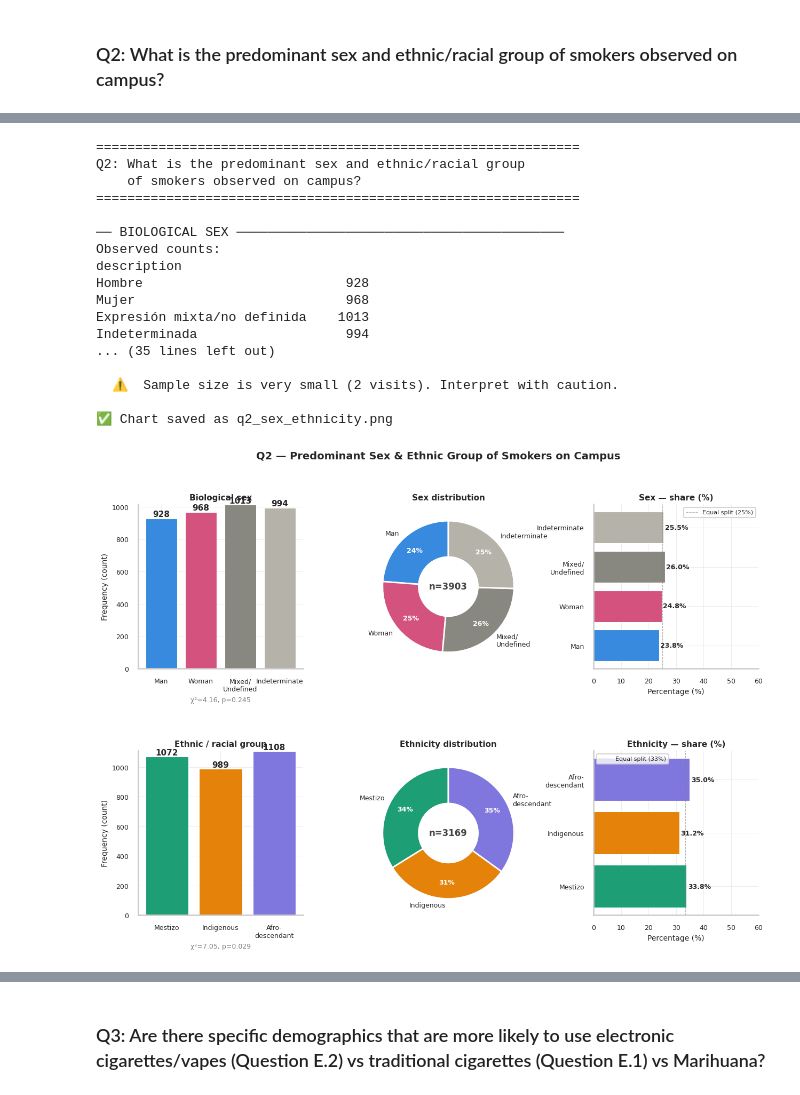
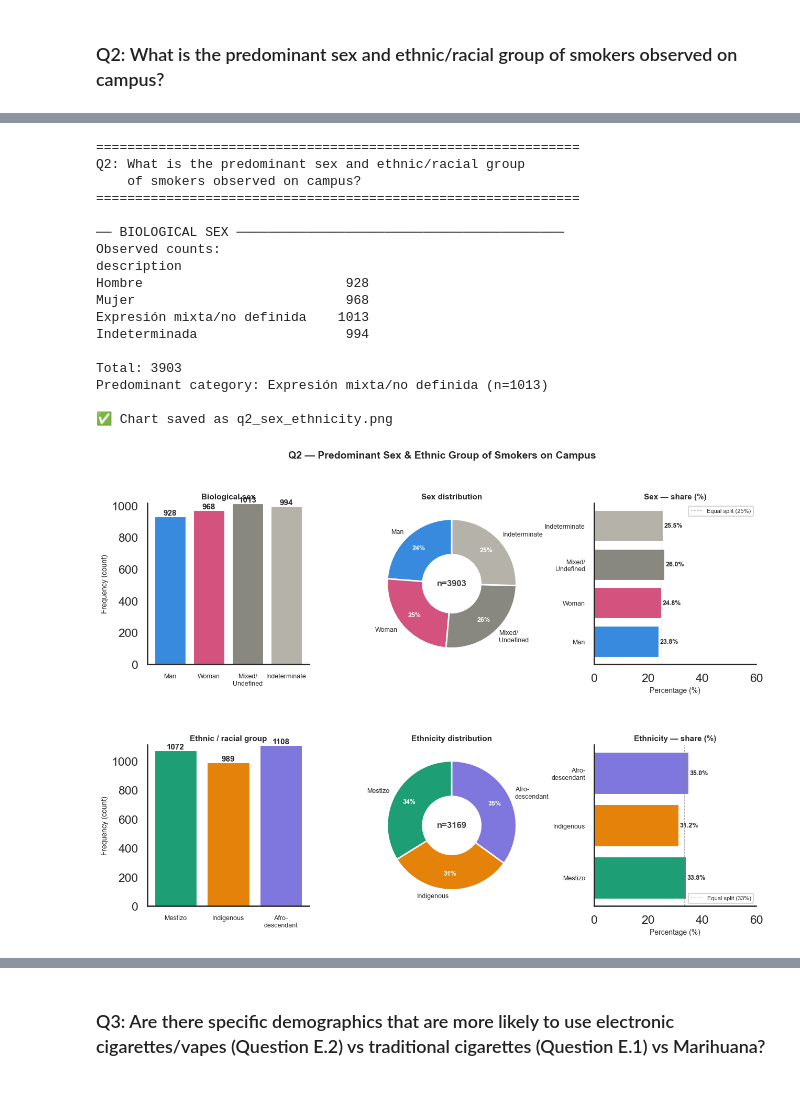
Before and after one commit to andresmg42/Analysis-POCUC-proyect, a Jupyter notebook: notebooks/analisis.ipynb, the cells around one changed output, grey strips where cells are left out. Cells and saved outputs as stored; diff of their text form; code cells hidden in the pictures.

```diff
--- a/notebooks/analisis.ipynb
+++ b/notebooks/analisis.ipynb
@@ -270,57 +290,6 @@ print(f"Observed counts:\n{sex_df.to_string()}")
 print(f"\nTotal: {sex_df.sum()}")
 print(f"Predominant category: {sex_df.idxmax()} (n={sex_df.max()})")
 
-chi2_sex, p_sex = chisquare(sex_df.values)
-print(f"\nChi-square Goodness of Fit:")
-print(f"  chi2    = {chi2_sex:.4f}")
-print(f"  p-value = {p_sex:.4f}")
-exp_sex = sex_df.sum() / len(sex_df)
-print(f"  Expected per category (if equal): {exp_sex:.2f}")
-if p_sex < 0.05:
-    print(f"  ✅ Significant: one sex category predominates (p < 0.05)")
-else:
-    print(f"  ⚠️  Not significant: no sex predominates statistically (p ≥ 0.05)")
-
-# Fisher's exact — Hombre vs Mujer only
-print(f"\nFisher's Exact Test (Hombre vs Mujer only):")
-h_val = sex_df['Hombre']
-m_val = sex_df['Mujer']
-tot   = h_val + m_val
-table_2x2 = [[h_val, m_val], [m_val, h_val]]
-or_sex, p_fisher_sex = fisher_exact([[h_val, tot - h_val],
-                                      [m_val, tot - m_val]])
-print(f"  Hombre={h_val}, Mujer={m_val}")
-print(f"  Odds Ratio = {or_sex:.4f}")
-print(f"  p-value    = {p_fisher_sex:.4f}")
-if p_fisher_sex < 0.05:
-    print(f"  ✅ Significant difference between Hombre and Mujer.")
-else:
-    print(f"  ⚠️  No significant difference between Hombre and Mujer.")
-
-# --- ETHNICITY ---
-print(f"\n── ETHNIC / RACIAL GROUP ───────────────────────────────────")
-print(f"Observed counts:\n{eth_df.to_string()}")
-print(f"\nTotal: {eth_df.sum()}")
-print(f"Predominant category: {eth_df.idxmax()} (n={eth_df.max()})")
-
-chi2_eth, p_eth = chisquare(eth_df.values)
-exp_eth = eth_df.sum() / len(eth_df)
-print(f"\nChi-square Goodness of Fit:")
-print(f"  chi2    = {chi2_eth:.4f}")
-print(f"  p-value = {p_eth:.4f}")
-print(f"  Expected per category (if equal): {exp_eth:.2f}")
-if p_eth < 0.05:
-    print(f"  ✅ Significant: one ethnic group predominates (p < 0.05)")
-else:
-    print(f"  ⚠️  Not significant: no ethnic group predominates statistically (p ≥ 0.05)")
-
-# --- FINAL ANSWER ---
-print(f"\n── FINAL ANSWER ────────────────────────────────────────────")
-print(f"  Predominant biological sex  : {sex_df.idxmax()} (n={sex_df.max()}, "
-      f"{sex_df.max()/sex_df.sum()*100:.1f}%)")
-print(f"  Predominant ethnic group    : {eth_df.idxmax()} (n={eth_df.max()}, "
-      f"{eth_df.max()/eth_df.sum()*100:.1f}%)")
-print(f"\n  ⚠️  Sample size is very small (2 visits). Interpret with caution.")
 
 # ── 3. Visualization ──────────────────────────────────────────────────────────
 fig = plt.figure(figsize=(15, 10))
@@ -345,8 +314,7 @@ ax1.spines[['top', 'right']].set_visible(False)
 for bar, val in zip(bars, sex_df.values):
     ax1.text(bar.get_x() + bar.get_width()/2, bar.get_height() + 0.1,
              str(val), ha='center', va='bottom', fontsize=11, fontweight='bold')
-ax1.text(0.5, -0.20, f"χ²={chi2_sex:.2f}, p={p_sex:.3f}",
-         ha='center', transform=ax1.transAxes, fontsize=9, color='gray')
+
 
 # ── Plot 2: Sex donut
 ax2 = fig.add_subplot(gs[0, 1])
@@ -396,8 +364,7 @@ ax4.spines[['top', 'right']].set_visible(False)
 for bar, val in zip(bars2, eth_df.values):
     ax4.text(bar.get_x() + bar.get_width()/2, bar.get_height() + 0.1,
              str(val), ha='center', va='bottom', fontsize=11, fontweight='bold')
-ax4.text(0.5, -0.20, f"χ²={chi2_eth:.2f}, p={p_eth:.3f}",
-         ha='center', transform=ax4.transAxes, fontsize=9, color='gray')
+
 
 # ── Plot 5: Ethnicity donut
 ax5 = fig.add_subplot(gs[1, 1])
@@ -424,33 +391,33 @@ ax6.set_yticks(range(len(eth_df)))
 ax6.set_yticklabels(eth_labels_short, fontsize=9)
 ax6.set_xlabel('Percentage (%)', fontsize=10)
 ax6.set_title('Ethnicity — share (%)', fontsize=11, fontweight='bold')
 ax6.set_xlim(0, 60)
 ax6.spines[['top', 'right']].set_visible(False)
 ax6.axvline(100/len(eth_df), color='gray', linestyle='--',
             linewidth=0.8, alpha=0.6, label=f'Equal split ({100/len(eth_df):.0f}%)')
 ax6.legend(fontsize=8)
 for bar, val in zip(hbars2, pct_eth):
     ax6.text(val + 0.5, bar.get_y() + bar.get_height()/2,
              f'{val:.1f}%', va='center', fontsize=9, fontweight='bold')
 
 plt.savefig('q2_sex_ethnicity.png', dpi=150, bbox_inches='tight')
 print("\n✅ Chart saved as q2_sex_ethnicity.png")
 # %% [output]
 ==============================================================
 Q2: What is the predominant sex and ethnic/racial group
     of smokers observed on campus?
 ==============================================================
 
 ── BIOLOGICAL SEX ──────────────────────────────────────────
 Observed counts:
 description
 Hombre                          928
 Mujer                           968
 Expresión mixta/no definida    1013
 Indeterminada                   994
-... (35 lines left out)
 
-  ⚠️  Sample size is very small (2 visits). Interpret with caution.
+Total: 3903
+Predominant category: Expresión mixta/no definida (n=1013)
 
 ✅ Chart saved as q2_sex_ethnicity.png
-[figure, old version]
+[figure, new version]
```
Also changed, not shown: parts of 9 cells of this notebook, 8 other files.
